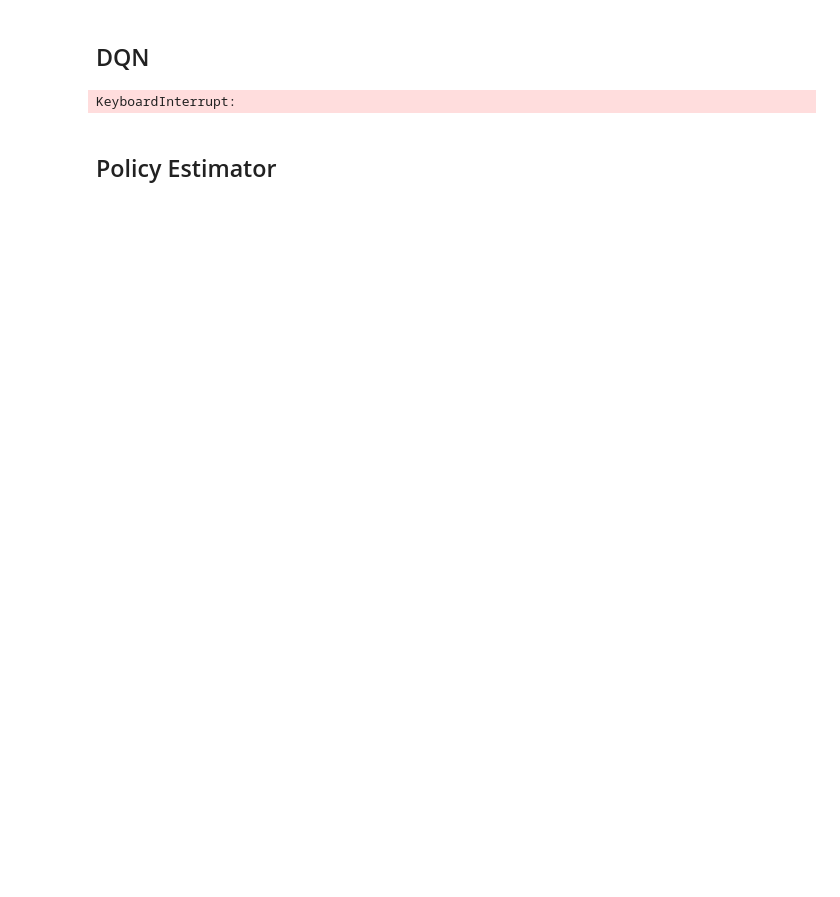
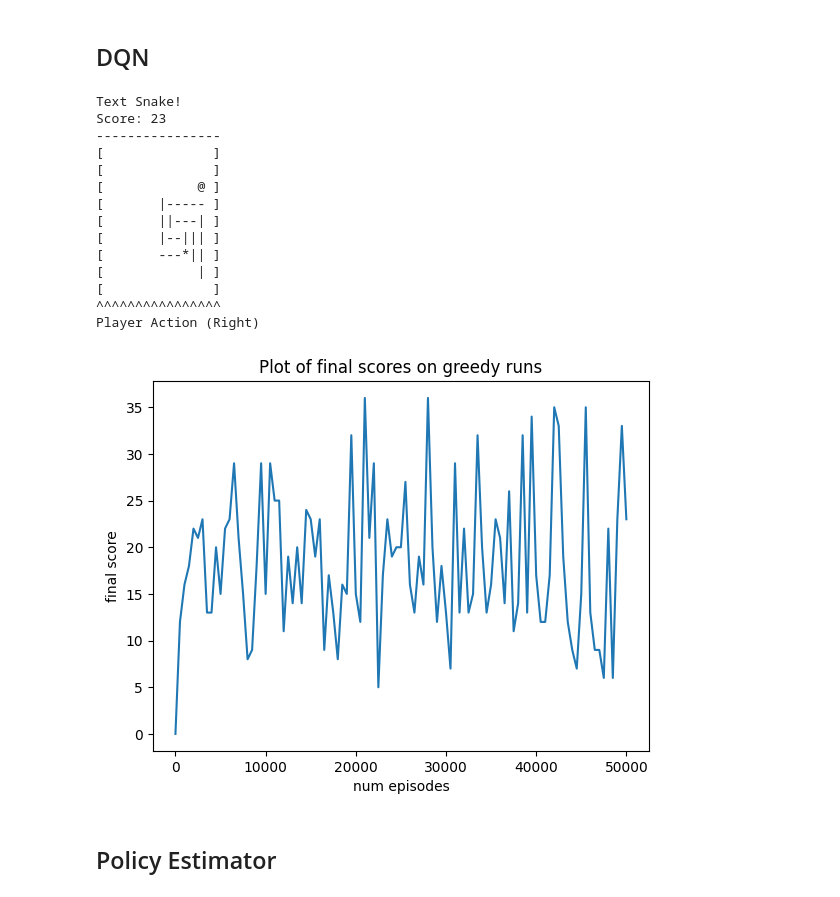
Before and after one commit to axeld5/rl_project, a Jupyter notebook: snake_game.ipynb, the cells around one changed output. Saved outputs shown, nothing was run; the diff lists cells and outputs as text; code cells hidden in the pictures; blank space fills up the shorter version.

```diff
--- a/snake_game.ipynb
+++ b/snake_game.ipynb
@@ -63,28 +68,45 @@ Player Action (Straight)
 # %%
 from dqn_functions.dqn_trainer import QTrainer
 
 qtrainer = QTrainer()
 dqn_score_list = [0]
-for j in range(num_runs):
+for j in tqdm.tqdm(range(num_runs)):
     qtrainer.train(env, 500)
     obs, info = env.reset()
     done = False
     n_steps = 0
     while not done and n_steps < 5000:
         prediction = qtrainer.model(torch.tensor(obs, dtype=torch.float))
         action = qtrainer.argmax(prediction).item()
         obs, reward, done, _, info = env.step(action)
         n_steps += 1
         if j+1 == num_runs:
             env.render()
         if done:
             break
     dqn_score_list.append(info["score"])
     env.close()
 plt.plot(x_list, dqn_score_list)
+plt.title("Plot of final scores on greedy runs")
+plt.xlabel("num episodes")
+plt.ylabel("final score")
 plt.show()
 # %% [output]
-KeyboardInterrupt:
+Text Snake!
+Score: 23
+----------------
+[              ]
+[              ]
+[            @ ]
+[       |----- ]
+[       ||---| ]
+[       |--||| ]
+[       ---*|| ]
+[            | ]
+[              ]
+^^^^^^^^^^^^^^^^
+Player Action (Right)
+[figure, added]
 # %% [markdown]
 ## Policy Estimator
 # %%
```
Also changed, not shown: parts of 6 cells of this notebook, 1 other file.
